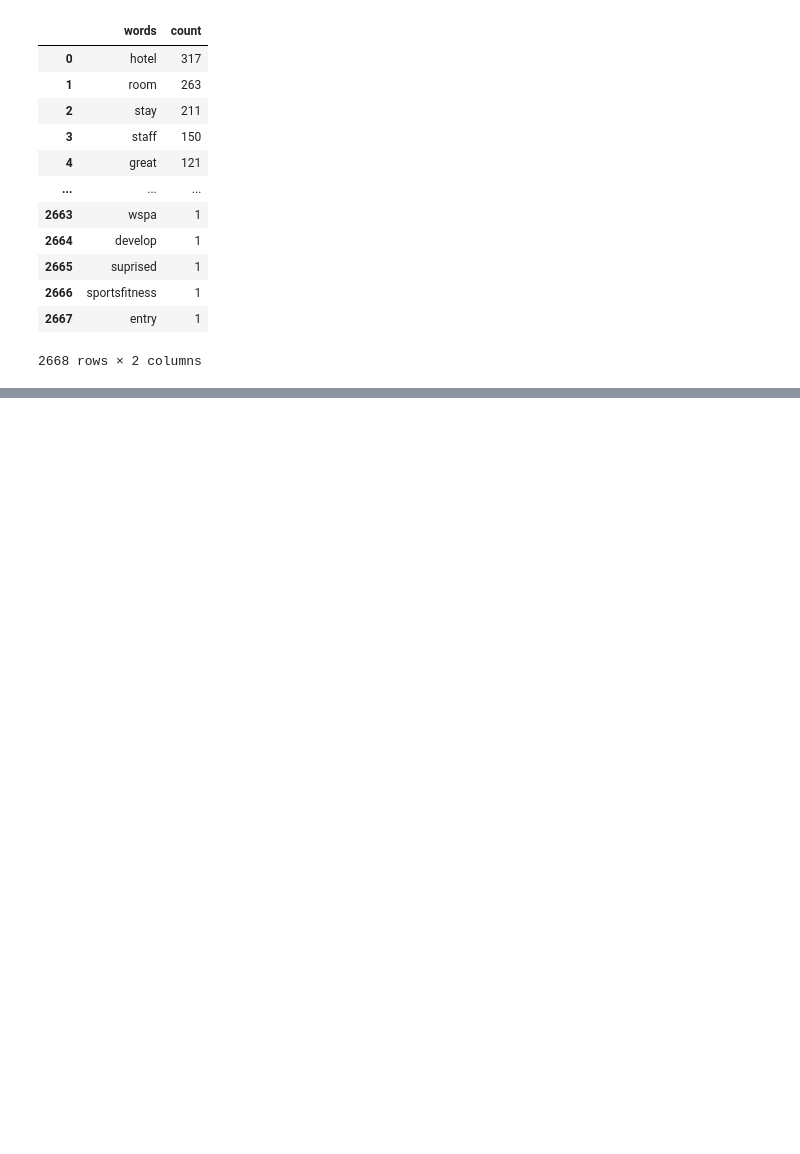
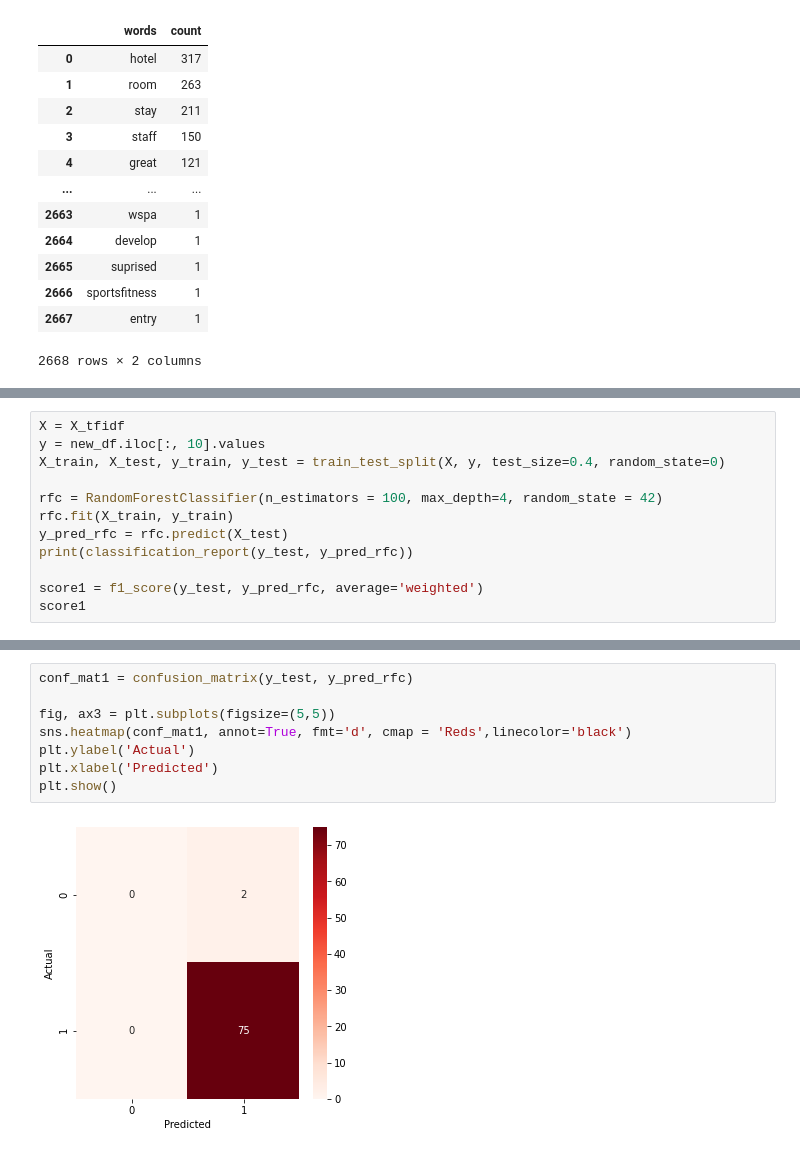
Before and after one commit to vvenkatesh-ML/Projects, a Jupyter notebook: IoT Analytics/Assignment 2/Assignment_2_VishaalVenkatesh.ipynb, the cells around one changed output, grey strips where cells are left out. Drawn from its saved outputs; the diff is of its cells as text; blank space fills up the shorter version.

```diff
--- a/IoT Analytics/Assignment 2/Assignment_2_VishaalVenkatesh.ipynb
+++ b/IoT Analytics/Assignment 2/Assignment_2_VishaalVenkatesh.ipynb
@@ -179,0 +195,12 @@ X_tfidf_df
+# %%
+X = X_tfidf
+y = new_df.iloc[:, 10].values
+X_train, X_test, y_train, y_test = train_test_split(X, y, test_size=0.4, random_state=0)
+
+rfc = RandomForestClassifier(n_estimators = 100, max_depth=4, random_state = 42)
+rfc.fit(X_train, y_train)
+y_pred_rfc = rfc.predict(X_test)
+print(classification_report(y_test, y_pred_rfc))
+
+score1 = f1_score(y_test, y_pred_rfc, average='weighted')
+score1
@@ -179,0 +274,10 @@ X_tfidf_df
+# %%
+conf_mat1 = confusion_matrix(y_test, y_pred_rfc)
+
+fig, ax3 = plt.subplots(figsize=(5,5))
+sns.heatmap(conf_mat1, annot=True, fmt='d', cmap = 'Reds',linecolor='black')
+plt.ylabel('Actual')
+plt.xlabel('Predicted')
+plt.show()
+# %% [output]
+[figure, added]
```
Also changed, not shown: parts of 14 cells of this notebook.
